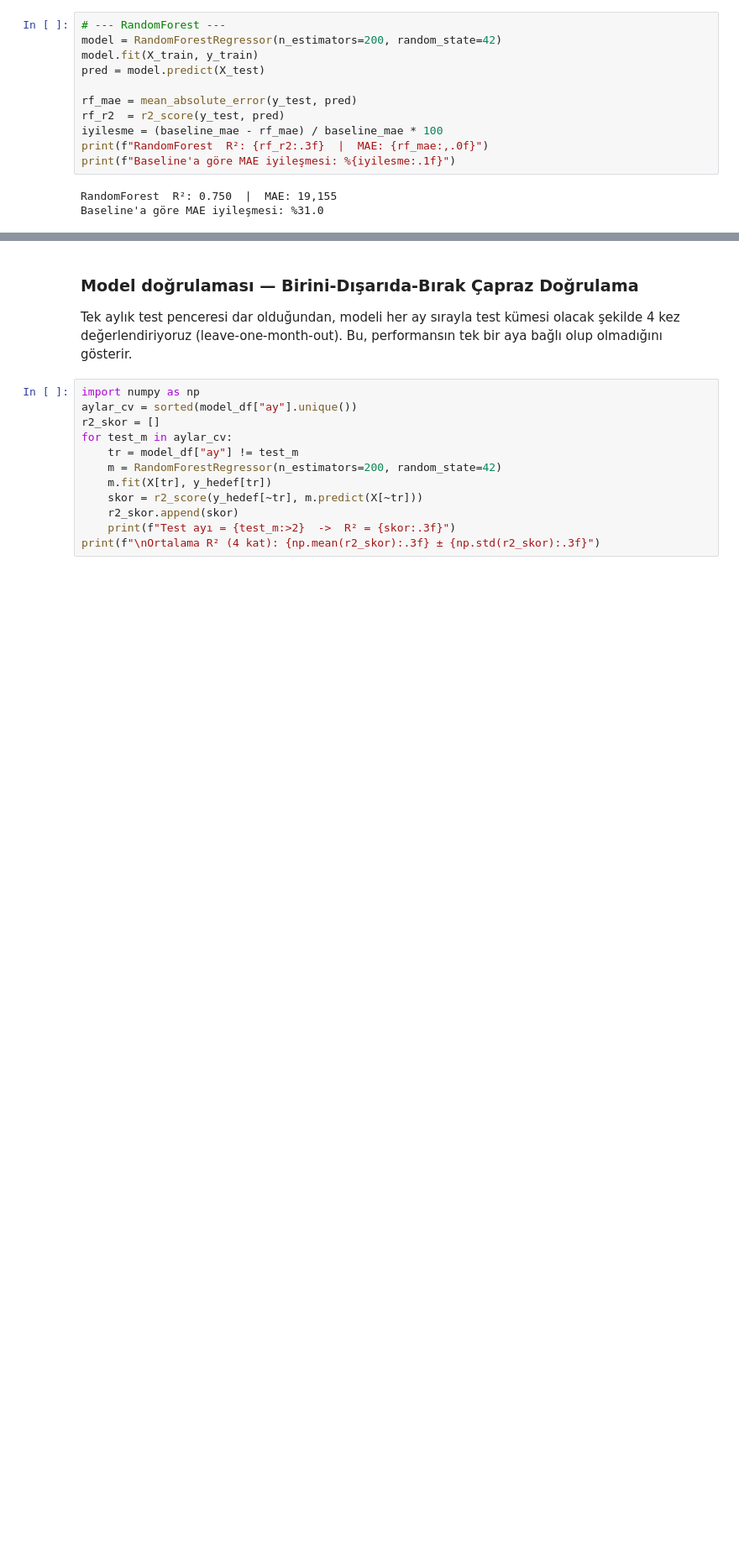
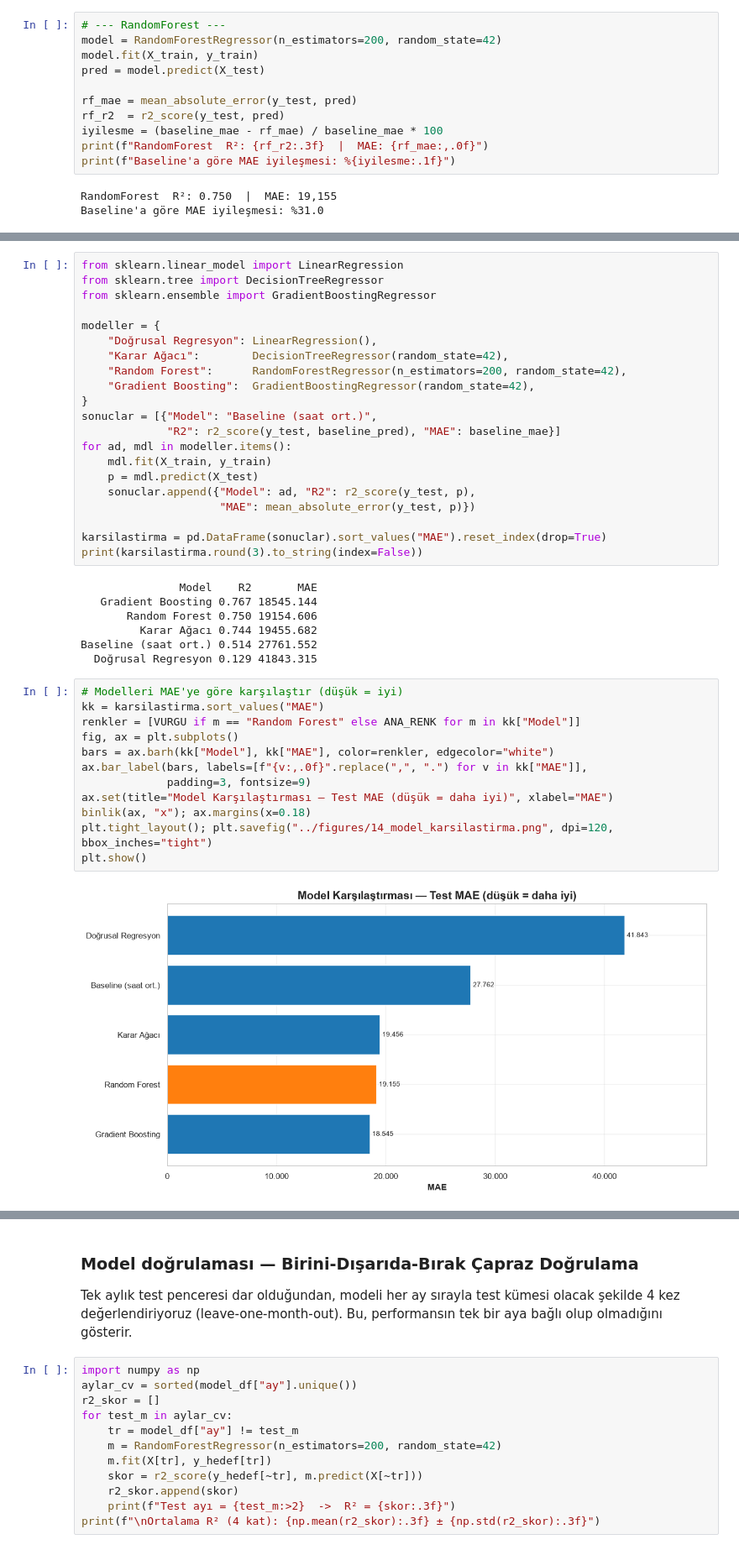
Before and after one commit to gurkankilinc/Veri-Bilimi-Final-Projesi, a Jupyter notebook: notebooks/analiz.ipynb, the cells around one changed output, grey strips where cells are left out. Shown at 84% size. Drawn from its saved outputs; the diff is of its cells as text; blank space fills up the shorter version.

Commit message:
Modelleme: 5 model karsilastirmasi, grid search, residual + rapor

```diff
--- a/notebooks/analiz.ipynb
+++ b/notebooks/analiz.ipynb
@@ -506,0 +510,42 @@ Baseline'a göre MAE iyileşmesi: %31.0
+# %%
+from sklearn.linear_model import LinearRegression
+from sklearn.tree import DecisionTreeRegressor
+from sklearn.ensemble import GradientBoostingRegressor
+
+modeller = {
+    "Doğrusal Regresyon": LinearRegression(),
+    "Karar Ağacı":        DecisionTreeRegressor(random_state=42),
+    "Random Forest":      RandomForestRegressor(n_estimators=200, random_state=42),
+    "Gradient Boosting":  GradientBoostingRegressor(random_state=42),
+}
+sonuclar = [{"Model": "Baseline (saat ort.)",
+             "R2": r2_score(y_test, baseline_pred), "MAE": baseline_mae}]
+for ad, mdl in modeller.items():
+    mdl.fit(X_train, y_train)
+    p = mdl.predict(X_test)
+    sonuclar.append({"Model": ad, "R2": r2_score(y_test, p),
+                     "MAE": mean_absolute_error(y_test, p)})
+
+karsilastirma = pd.DataFrame(sonuclar).sort_values("MAE").reset_index(drop=True)
+print(karsilastirma.round(3).to_string(index=False))
+# %% [output]
+               Model    R2       MAE
+   Gradient Boosting 0.767 18545.144
+       Random Forest 0.750 19154.606
+         Karar Ağacı 0.744 19455.682
+Baseline (saat ort.) 0.514 27761.552
+  Doğrusal Regresyon 0.129 41843.315
+# %%
+# Modelleri MAE'ye göre karşılaştır (düşük = iyi)
+kk = karsilastirma.sort_values("MAE")
+renkler = [VURGU if m == "Random Forest" else ANA_RENK for m in kk["Model"]]
+fig, ax = plt.subplots()
+bars = ax.barh(kk["Model"], kk["MAE"], color=renkler, edgecolor="white")
+ax.bar_label(bars, labels=[f"{v:,.0f}".replace(",", ".") for v in kk["MAE"]],
+             padding=3, fontsize=9)
+ax.set(title="Model Karşılaştırması — Test MAE (düşük = daha iyi)", xlabel="MAE")
+binlik(ax, "x"); ax.margins(x=0.18)
+plt.tight_layout(); plt.savefig("../figures/14_model_karsilastirma.png", dpi=120, bbox_inches="tight")
+plt.show()
+# %% [output]
+[figure, added]
```
Also changed, not shown: parts of 9 cells of this notebook, 3 other files.
